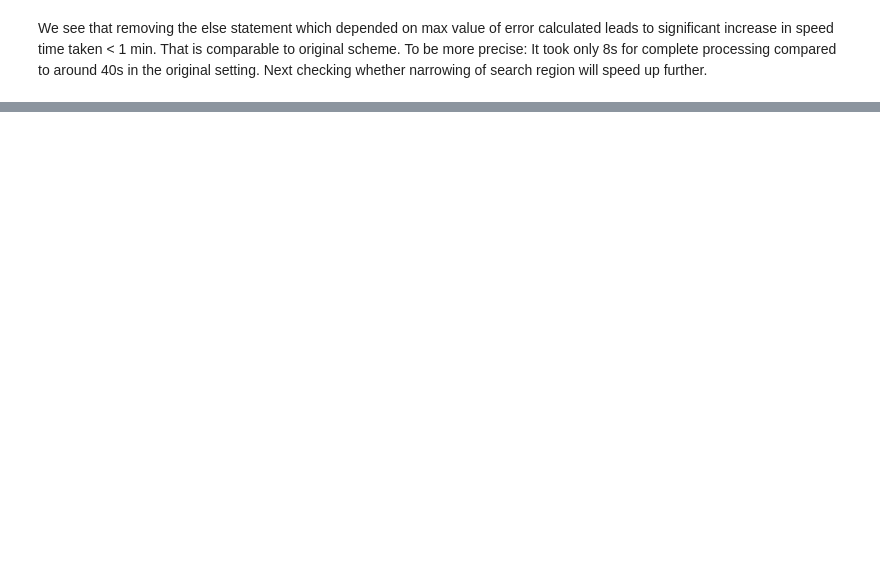
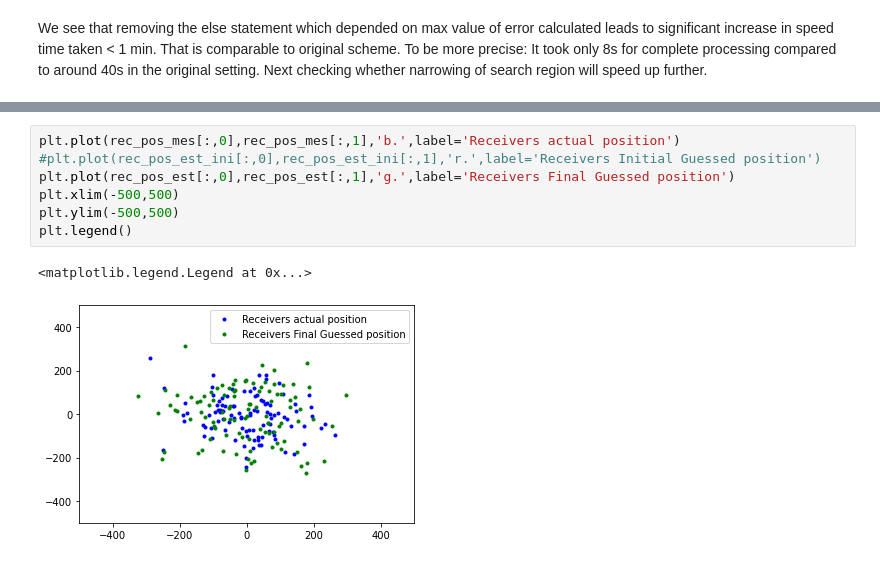
Before and after one commit to Student-Satellite-IITB/GLEE, a Jupyter notebook: Seismology_Simulations/Source_localization_mean_pos_method.ipynb, the cells around one changed output, grey strips where cells are left out. Cells and saved outputs as stored; diff of their text form; blank space fills up the shorter version.

```diff
--- a/Seismology_Simulations/Source_localization_mean_pos_method.ipynb
+++ b/Seismology_Simulations/Source_localization_mean_pos_method.ipynb
@@ -274,0 +468,10 @@ The computation is further reduced to around 4 to 5s. However, the actual source
+# %%
+plt.plot(rec_pos_mes[:,0],rec_pos_mes[:,1],'b.',label='Receivers actual position')
+#plt.plot(rec_pos_est_ini[:,0],rec_pos_est_ini[:,1],'r.',label='Receivers Initial Guessed position')
+plt.plot(rec_pos_est[:,0],rec_pos_est[:,1],'g.',label='Receivers Final Guessed position')
+plt.xlim(-500,500)
+plt.ylim(-500,500)
+plt.legend()
+# %% [output]
+<matplotlib.legend.Legend at 0x...>
+[figure, added]
```
Also changed, not shown: parts of 19 cells of this notebook.
